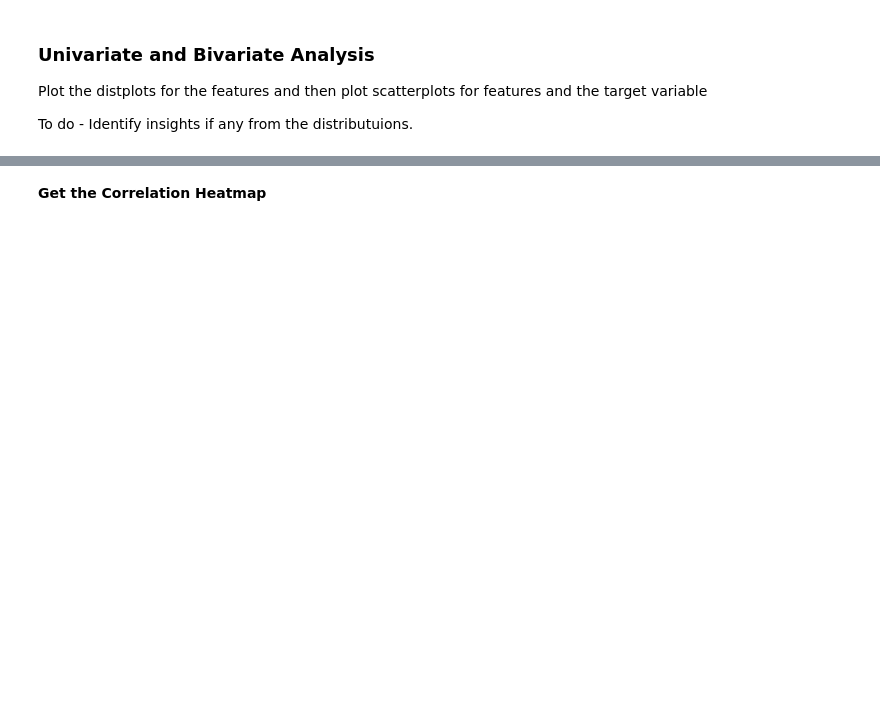
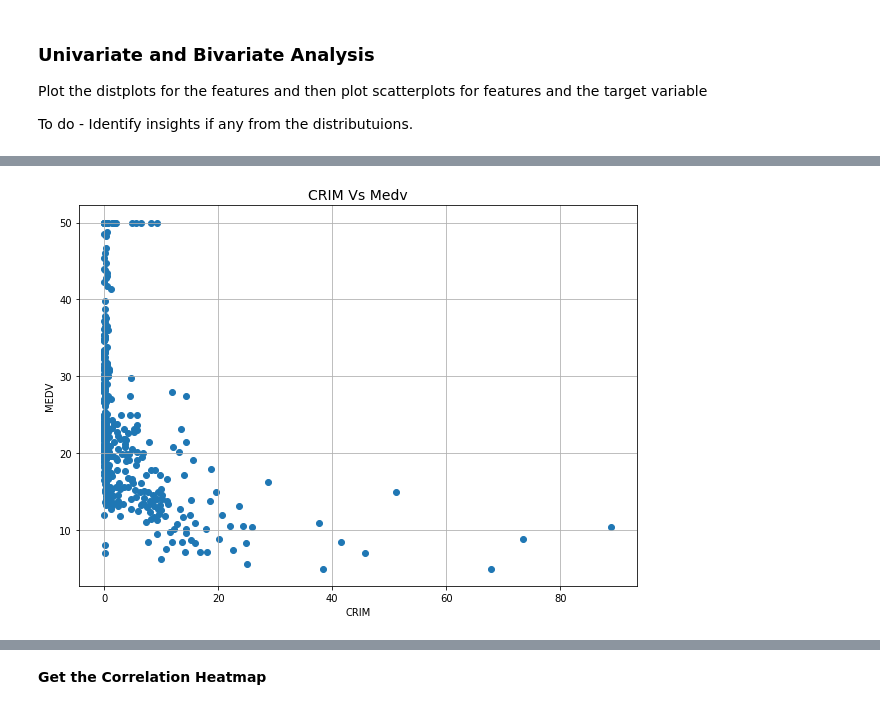
Before and after one commit to swaroop-raj/machine-learning, a Jupyter notebook: machine-learning/notebooks/PE_Linear_Regression_Question.ipynb, the cells around one changed output, grey strips where cells are left out. Saved outputs shown, nothing was run; the diff lists cells and outputs as text; code cells hidden in the pictures; blank space fills up the shorter version.

```diff
--- a/machine-learning/notebooks/PE_Linear_Regression_Question.ipynb
+++ b/machine-learning/notebooks/PE_Linear_Regression_Question.ipynb
@@ -140,0 +167,10 @@ To do - Identify insights if any from the distributuions.
+# %%
+plt.figure(figsize=(10,7))
+plt.scatter(cdata['CRIM'] , cdata['MEDV'] )
+plt.title('CRIM Vs Medv' , fontsize = 14)
+plt.xlabel('CRIM')
+plt.ylabel('MEDV')
+plt.grid(True)
+plt.show()
+# %% [output]
+[figure, added]
```
Also changed, not shown: parts of 29 cells of this notebook.
